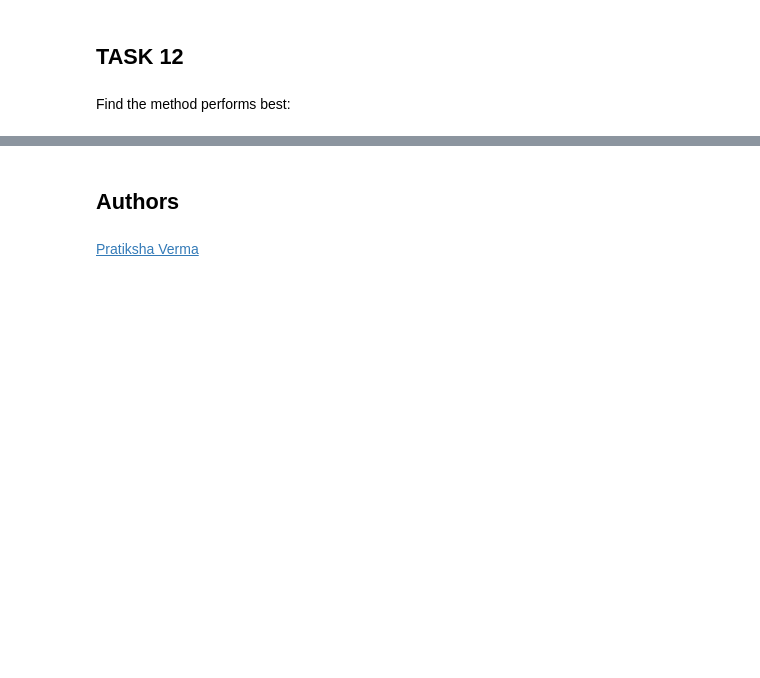
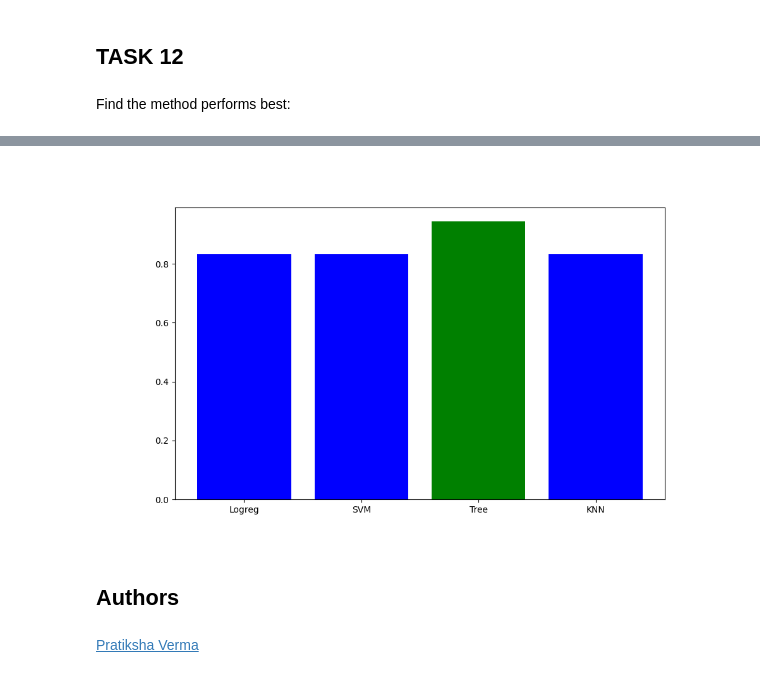
Before and after one commit to EleonoraSharonDacatra/IBM-Data-Science-Repo, a Jupyter notebook: Applied Data Science Capstone/WEEK_4_SpaceX_Machine_Learning_Prediction_Part_5.jupyterlite.ipynb, the cells around one changed output, grey strips where cells are left out. Saved outputs shown, nothing was run; the diff lists cells and outputs as text; code cells hidden in the pictures; blank space fills up the shorter version.

```diff
--- a/Applied Data Science Capstone/WEEK_4_SpaceX_Machine_Learning_Prediction_Part_5.jupyterlite.ipynb
+++ b/Applied Data Science Capstone/WEEK_4_SpaceX_Machine_Learning_Prediction_Part_5.jupyterlite.ipynb
@@ -336,3 +338,13 @@ logreg_score: 0.8333333333333334
+# %%
+Model = ['Logreg', 'SVM', 'Tree', 'KNN']
+Accuracy = [logreg_cv.score(X_test,Y_test),svm_cv.score(X_test,Y_test),tree_cv.score(X_test,Y_test),knn_cv.score(X_test,Y_test)]
+colors = ['blue', 'blue', 'green', 'blue']
+plt.figure(figsize=(10, 6))
+plt.bar(Model, Accuracy,color=colors)
+
+plt.show()
+# %% [output]
+[figure, added]
 # %% [markdown]
 ## Authors
 # %% [markdown]
```
Also changed, not shown: parts of 5 cells of this notebook.
